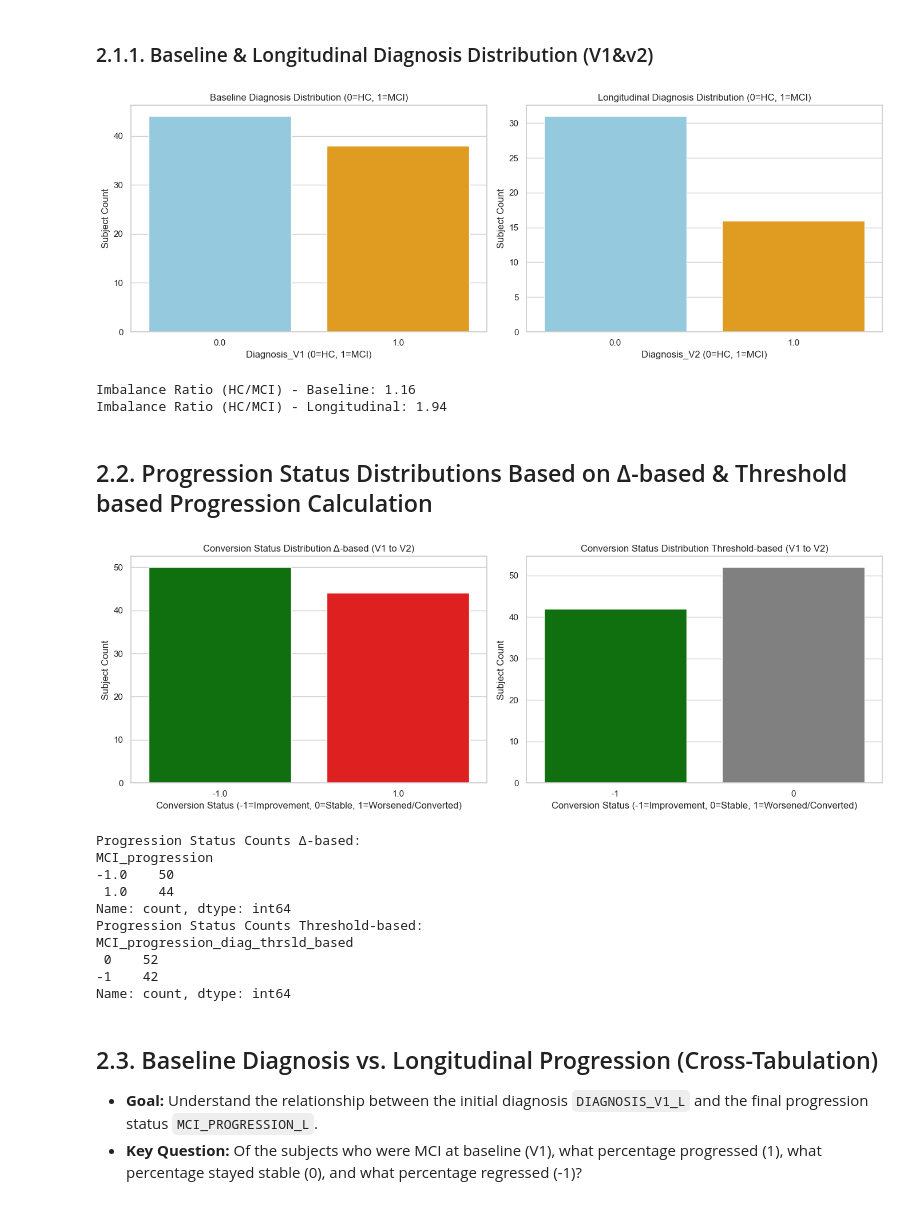
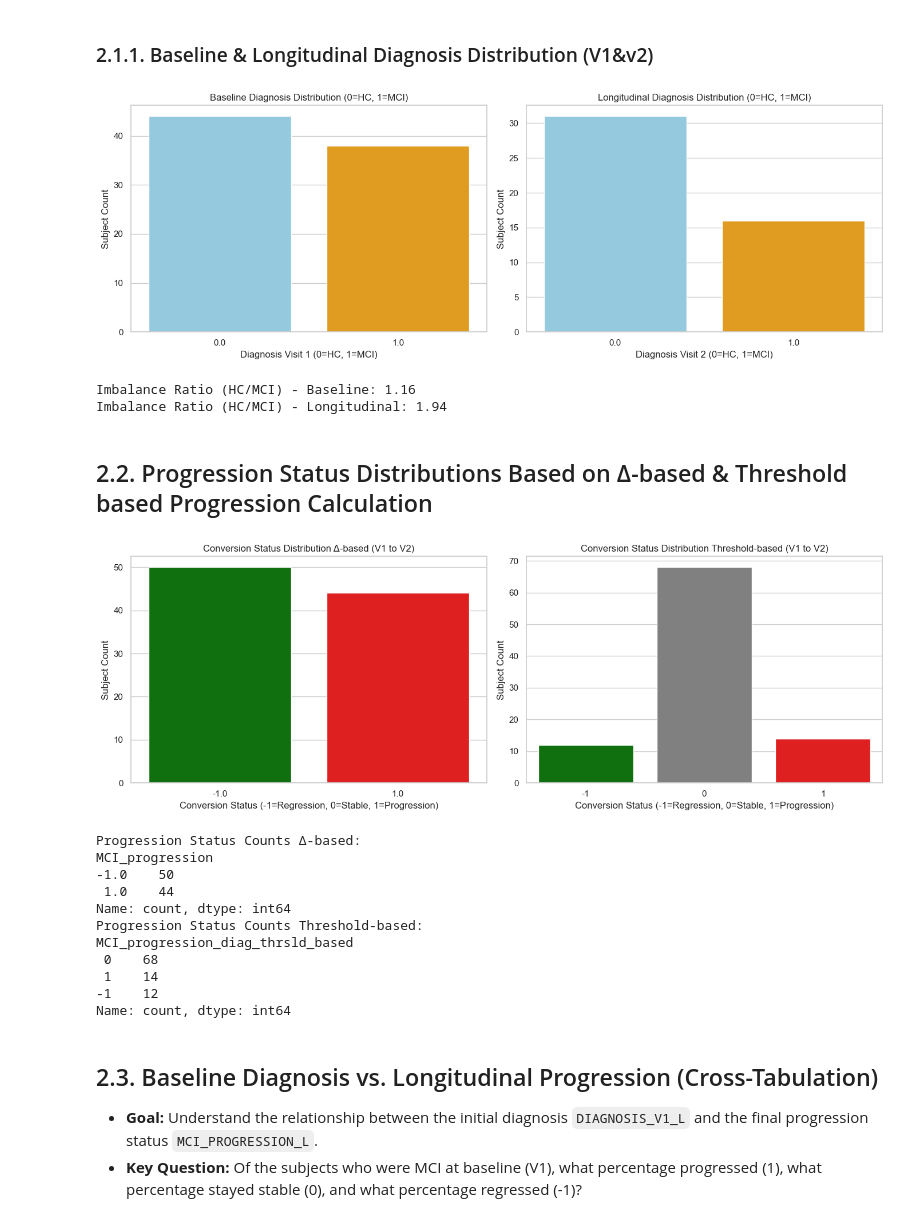
Before and after one commit to EdizArkin/EEG-Cognitive-Progression-Analysis-Early-Diagnosis, a Jupyter notebook: eda.ipynb, the cells around one changed output. Drawn from its saved outputs; the diff is of its cells as text; code cells hidden in the pictures.

Commit message:
Update Threshold based progression

```diff
--- a/eda.ipynb
+++ b/eda.ipynb
@@ -364,13 +364,13 @@ colors = {0.0: 'skyblue', 1.0: 'orange'}
 # Baseline Diagnosis
 ax1 = sns.countplot(x=DIAGNOSIS_B, data=df_baseline, ax=axes[0], palette=colors, hue=DIAGNOSIS_B, legend=False)
 axes[0].set_title("Baseline Diagnosis Distribution (0=HC, 1=MCI)")
-axes[0].set_xlabel("Diagnosis_V1 (0=HC, 1=MCI)")
+axes[0].set_xlabel("Diagnosis Visit 1 (0=HC, 1=MCI)")
 axes[0].set_ylabel("Subject Count")
 
 # Longitudinal Diagnosis
 ax2 = sns.countplot(x=DIAGNOSIS_V2_L, data=df_longitudinal, ax=axes[1], palette=colors, hue=DIAGNOSIS_V2_L, legend=False)
 axes[1].set_title("Longitudinal Diagnosis Distribution (0=HC, 1=MCI)")
-axes[1].set_xlabel("Diagnosis_V2 (0=HC, 1=MCI)")
+axes[1].set_xlabel("Diagnosis Visit 2 (0=HC, 1=MCI)")
 axes[1].set_ylabel("Subject Count")
 plt.tight_layout()
 
@@ -384,7 +384,7 @@ imbalance_ratio_longitudinal = df_longitudinal[DIAGNOSIS_V2_L].value_counts().ge
 print(f"Imbalance Ratio (HC/MCI) - Baseline: {imbalance_ratio_baseline:.2f}")
 print(f"Imbalance Ratio (HC/MCI) - Longitudinal: {imbalance_ratio_longitudinal:.2f}")
 # %% [output]
-[figure, old version]
+[figure, new version]
 Imbalance Ratio (HC/MCI) - Baseline: 1.16
 Imbalance Ratio (HC/MCI) - Longitudinal: 1.94
 # %% [markdown]
@@ -392,35 +392,35 @@ Imbalance Ratio (HC/MCI) - Longitudinal: 1.94
 # %%
 # Check Class Imbalance for Prognosis Classification based on Δ-based & Threshold Progression Calculation
 
 df_prog_delta = df_longitudinal.dropna(subset=[MCI_PROGRESSION_L])
 df_prog_threshold = df_longitudinal.dropna(subset=[MCI_PROGRESSION_DIAG_THRSLD_BASED_L])
 colors = { -1: 'green', 0: 'grey', 1: 'red' }
 
 fig, axes = plt.subplots(1, 2, figsize=(14, 5))
 
 # Δ-based Progression Calculation
 ax1 = sns.countplot(x=MCI_PROGRESSION_L, data=df_prog_delta, hue=MCI_PROGRESSION_L,
                    palette=colors, legend=False, ax=axes[0])
 axes[0].set_title("Conversion Status Distribution Δ-based (V1 to V2)")
-axes[0].set_xlabel("Conversion Status (-1=Improvement, 0=Stable, 1=Worsened/Converted)")
+axes[0].set_xlabel("Conversion Status (-1=Regression, 0=Stable, 1=Progression)")
 axes[0].set_ylabel("Subject Count")
 
 # Threshold Progression Calculation
 ax2 = sns.countplot(x=MCI_PROGRESSION_DIAG_THRSLD_BASED_L, data=df_prog_threshold, hue=MCI_PROGRESSION_DIAG_THRSLD_BASED_L,
                    palette=colors, legend=False, ax=axes[1])
 axes[1].set_title("Conversion Status Distribution Threshold-based (V1 to V2)")
-axes[1].set_xlabel("Conversion Status (-1=Improvement, 0=Stable, 1=Worsened/Converted)")
+axes[1].set_xlabel("Conversion Status (-1=Regression, 0=Stable, 1=Progression)")
 axes[1].set_ylabel("Subject Count")
 plt.tight_layout()
 
 outfp = os.path.join(OUT_FIGS, 'progression_distribution.pdf')
 
 save_and_show(fig,outfp)
 
 print(f"Progression Status Counts Δ-based:\n{df_longitudinal[MCI_PROGRESSION_L].value_counts(dropna=False)}")
 print(f"Progression Status Counts Threshold-based:\n{df_longitudinal[MCI_PROGRESSION_DIAG_THRSLD_BASED_L].value_counts(dropna=False)}")
 # %% [output]
-[figure, old version]
+[figure, new version]
 Progression Status Counts Δ-based:
 MCI_progression
 -1.0    50
@@ -428,8 +428,9 @@ MCI_progression
 Name: count, dtype: int64
 Progression Status Counts Threshold-based:
 MCI_progression_diag_thrsld_based
- 0    52
--1    42
+ 0    68
+ 1    14
+-1    12
 Name: count, dtype: int64
 # %% [markdown]
 ## 2.3. Baseline Diagnosis vs. Longitudinal Progression (Cross-Tabulation)
```
Also changed, not shown: parts of 2 cells of this notebook, 5 other files.
